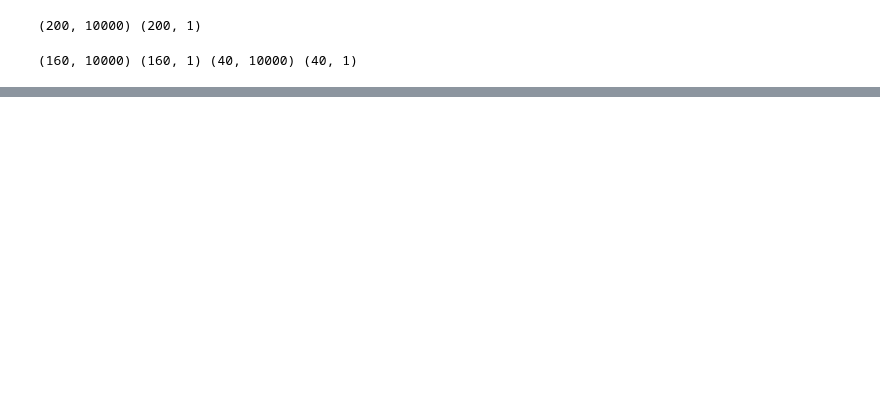
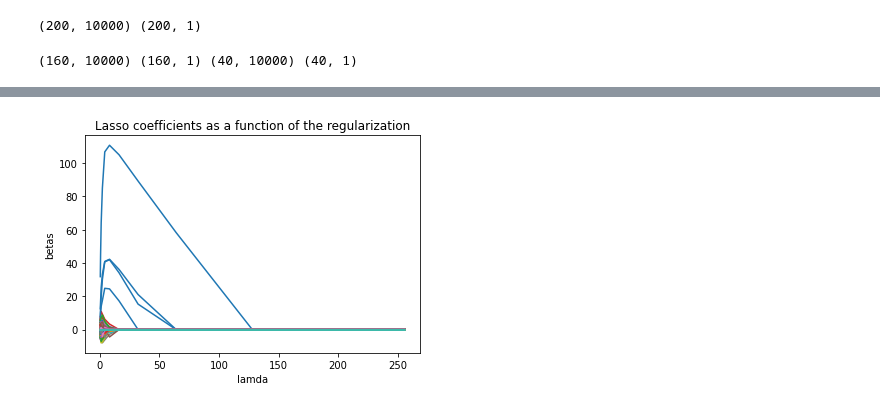
Before and after one commit to Gaurangkarwande/lasso, a Jupyter notebook: lasso.ipynb, the cells around one changed output, grey strips where cells are left out. Drawn from its saved outputs; the diff is of its cells as text; code cells hidden in the pictures; blank space fills up the shorter version.

```diff
--- a/lasso.ipynb
+++ b/lasso.ipynb
@@ -26,5 +20,9 @@ training_cost_for_lamda = {}
+# %%
+lamdas = [0.25, 0.5, 1, 2, 4, 8, 16, 32, 64]
+beta_for_lamda = {}
+time_for_lamda = {}
+training_cost_for_lamda = {}
 # %%
-lamdas = [0.25, 0.5, 1, 2, 4, 8, 16, 32, 64, 128, 256]
 for lamda in lamdas:
     print('\nfor lamda = ', lamda)
     model = cd.CoordinateDescent(lamda, 100)
@@ -110,0 +111,10 @@ for lamda in beta_for_lamda:
+# %%
+truncated_beta_for_lamda = {}
+for lamda in beta_for_lamda:
+    beta = beta_for_lamda[lamda][:,0]
+    top_20_index = np.argsort(abs(beta))[-20:]
+    truncated_beta_for_lamda[lamda] = beta_for_lamda[lamda][top_20_index][::-1].T
+
+print('The top 20 beta values are \n')
+for key, value in truncated_beta_for_lamda.items():
+    print('\n For lamda =',key,': \n\n',value)
@@ -110,0 +139,15 @@ for lamda in beta_for_lamda:
+# %%
+coefs = list()
+for lamda in beta_for_lamda:
+    coefs.append(beta_for_lamda[lamda][:,0])
+# %%
+ax = plt.gca()
+
+ax.plot(lamdas, coefs)
+plt.xlabel('lamda')
+plt.ylabel('betas')
+plt.title('Lasso coefficients as a function of the regularization')
+plt.axis('tight')
+plt.show()
+# %% [output]
+[figure, added]
```
Also changed, not shown: parts of 14 cells of this notebook, 1 other file.
